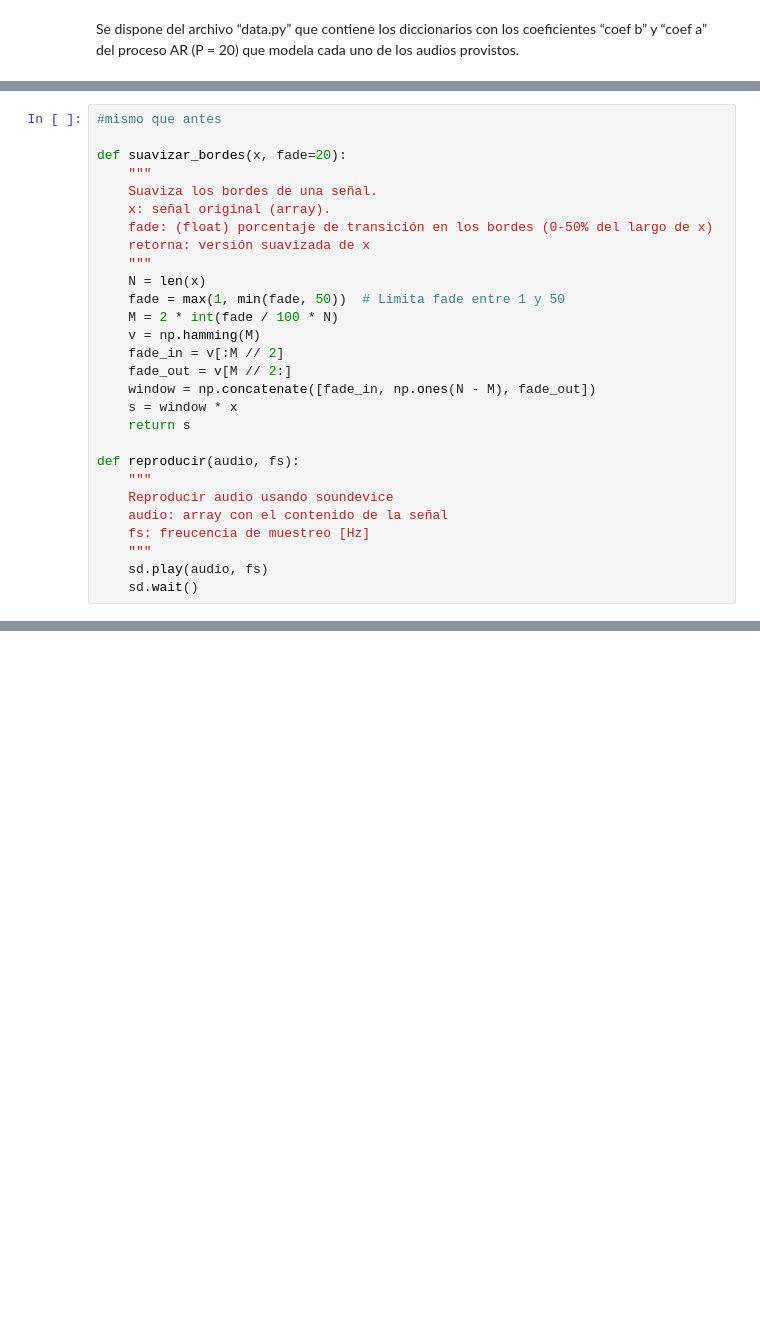
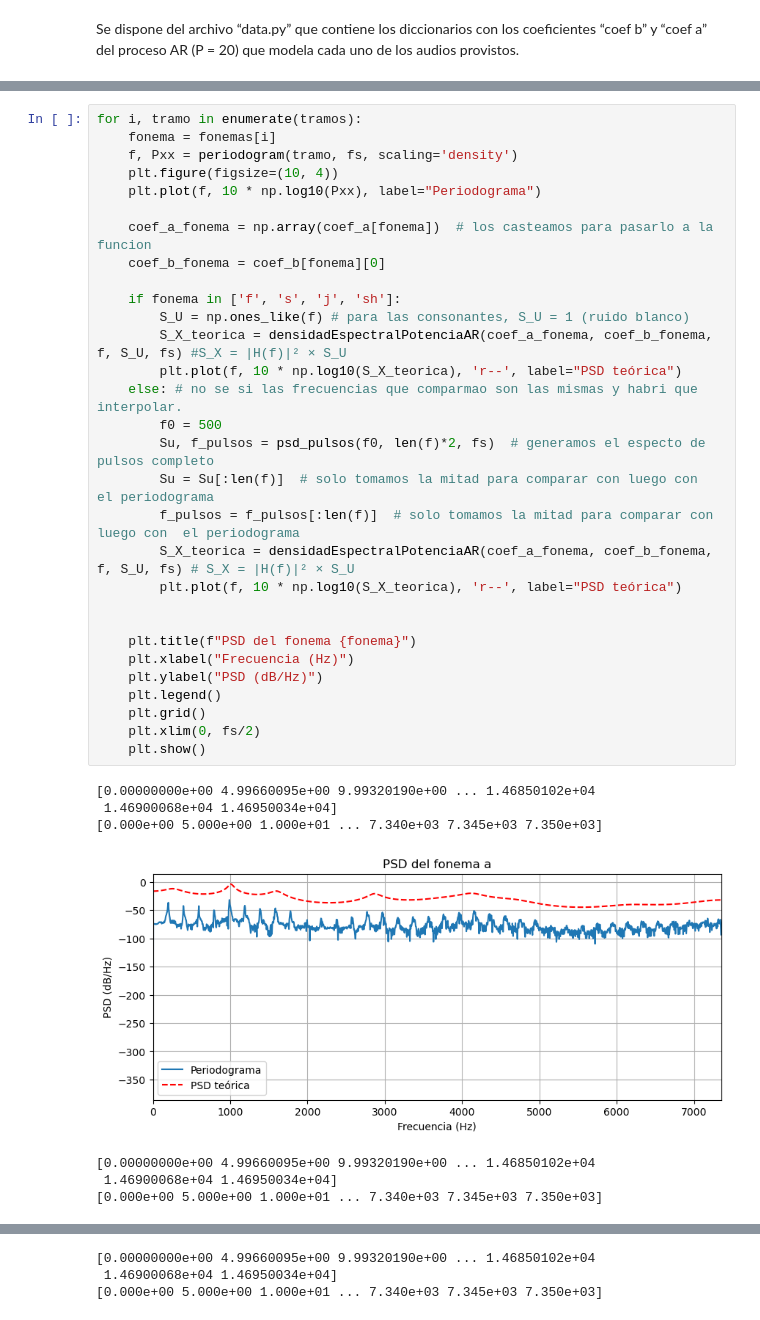
Before and after one commit to belubeluga/Sintetizacion-de-Fonemas-mediante-Modelo-AR, a Jupyter notebook: Ejercicio1.ipynb, the cells around one changed output, grey strips where cells are left out. Saved outputs shown, nothing was run; the diff lists cells and outputs as text; blank space fills up the shorter version.

```diff
--- a/Ejercicio1.ipynb
+++ b/Ejercicio1.ipynb
@@ -152,28 +89,38 @@ for i, tramo in enumerate(tramos):
-# %%
-#mismo que antes
-
-def suavizar_bordes(x, fade=20):
-    """
-    Suaviza los bordes de una señal.
-    x: señal original (array).
-    fade: (float) porcentaje de transición en los bordes (0-50% del largo de x)
-    retorna: versión suavizada de x
-    """
-    N = len(x)
-    fade = max(1, min(fade, 50))  # Limita fade entre 1 y 50
-    M = 2 * int(fade / 100 * N)
-    v = np.hamming(M)
-    fade_in = v[:M // 2]
-    fade_out = v[M // 2:]
-    window = np.concatenate([fade_in, np.ones(N - M), fade_out])
-    s = window * x
-    return s
-
-def reproducir(audio, fs):
-    """
-    Reproducir audio usando soundevice
-    audio: array con el contenido de la señal
-    fs: freucencia de muestreo [Hz]
-    """
-    sd.play(audio, fs)
-    sd.wait()
+# %%
+for i, tramo in enumerate(tramos):
+    fonema = fonemas[i]
+    f, Pxx = periodogram(tramo, fs, scaling='density')
+    plt.figure(figsize=(10, 4))
+    plt.plot(f, 10 * np.log10(Pxx), label="Periodograma")
+
+    coef_a_fonema = np.array(coef_a[fonema])  # los casteamos para pasarlo a la funcion
+    coef_b_fonema = coef_b[fonema][0]
+
+    if fonema in ['f', 's', 'j', 'sh']:
+        S_U = np.ones_like(f) # para las consonantes, S_U = 1 (ruido blanco)
+        S_X_teorica = densidadEspectralPotenciaAR(coef_a_fonema, coef_b_fonema, f, S_U, fs) #S_X = |H(f)|² × S_U
+        plt.plot(f, 10 * np.log10(S_X_teorica), 'r--', label="PSD teórica")
+    else: # no se si las frecuencias que comparmao son las mismas y habri que interpolar.
+        f0 = 500
+        Su, f_pulsos = psd_pulsos(f0, len(f)*2, fs)  # generamos el especto de pulsos completo
+        Su = Su[:len(f)]  # solo tomamos la mitad para comparar con luego con  el periodograma
+        f_pulsos = f_pulsos[:len(f)]  # solo tomamos la mitad para comparar con luego con  el periodograma
+        S_X_teorica = densidadEspectralPotenciaAR(coef_a_fonema, coef_b_fonema, f, S_U, fs) # S_X = |H(f)|² × S_U
+        plt.plot(f, 10 * np.log10(S_X_teorica), 'r--', label="PSD teórica")
+
+
+    plt.title(f"PSD del fonema {fonema}")
+    plt.xlabel("Frecuencia (Hz)")
+    plt.ylabel("PSD (dB/Hz)")
+    plt.legend()
+    plt.grid()
+    plt.xlim(0, fs/2)
+    plt.show()
+# %% [output]
+[0.00000000e+00 4.99660095e+00 9.99320190e+00 ... 1.46850102e+04
+ 1.46900068e+04 1.46950034e+04]
+[0.000e+00 5.000e+00 1.000e+01 ... 7.340e+03 7.345e+03 7.350e+03]
+[figure, added]
+[0.00000000e+00 4.99660095e+00 9.99320190e+00 ... 1.46850102e+04
+ 1.46900068e+04 1.46950034e+04]
+[0.000e+00 5.000e+00 1.000e+01 ... 7.340e+03 7.345e+03 7.350e+03]
@@ -179,0 +128,3 @@ def reproducir(audio, fs):
+[0.00000000e+00 4.99660095e+00 9.99320190e+00 ... 1.46850102e+04
+ 1.46900068e+04 1.46950034e+04]
+[0.000e+00 5.000e+00 1.000e+01 ... 7.340e+03 7.345e+03 7.350e+03]
```
Also changed, not shown: parts of 16 cells of this notebook, 2 other files.
